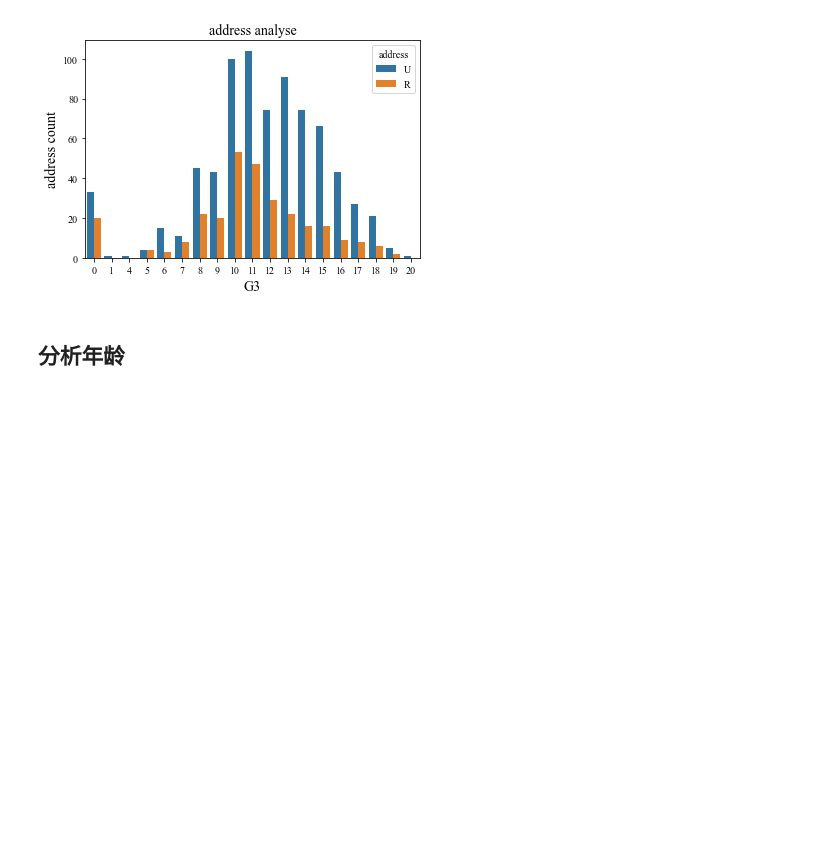
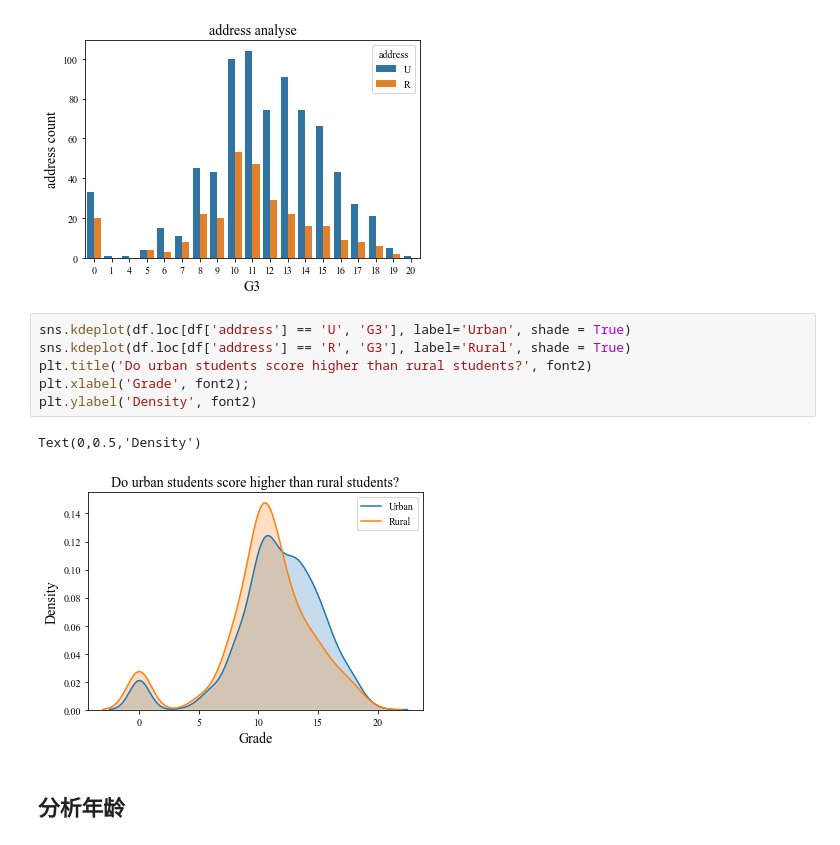
Before and after one commit to yuyi-7/Design-for-course, a Jupyter notebook: student/student.ipynb, the cells around one changed output. Saved outputs shown, nothing was run; the diff lists cells and outputs as text; blank space fills up the shorter version.

```diff
--- a/student/student.ipynb
+++ b/student/student.ipynb
@@ -164,6 +164,15 @@ plt.ylabel('address count',font2)
 # %% [output]
 Text(0,0.5,'address count')
 [figure]
+# %%
+sns.kdeplot(df.loc[df['address'] == 'U', 'G3'], label='Urban', shade = True)
+sns.kdeplot(df.loc[df['address'] == 'R', 'G3'], label='Rural', shade = True)
+plt.title('Do urban students score higher than rural students?', font2)
+plt.xlabel('Grade', font2);
+plt.ylabel('Density', font2)
+# %% [output]
+Text(0,0.5,'Density')
+[figure, added]
 # %% [markdown]
 ## 分析年龄
 # %%
```
Also changed, not shown: parts of 10 cells of this notebook, 1 other file.
